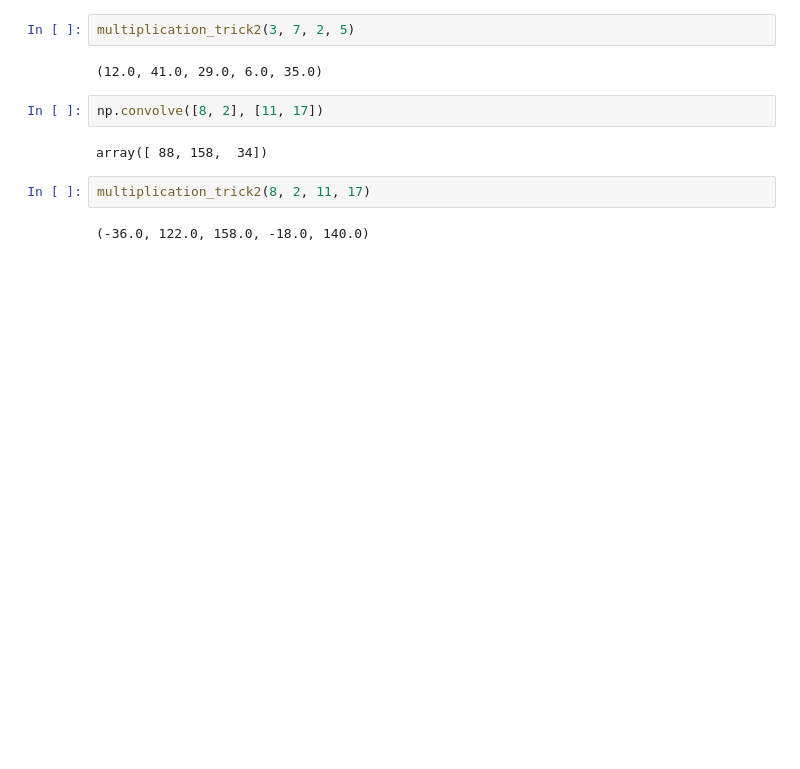
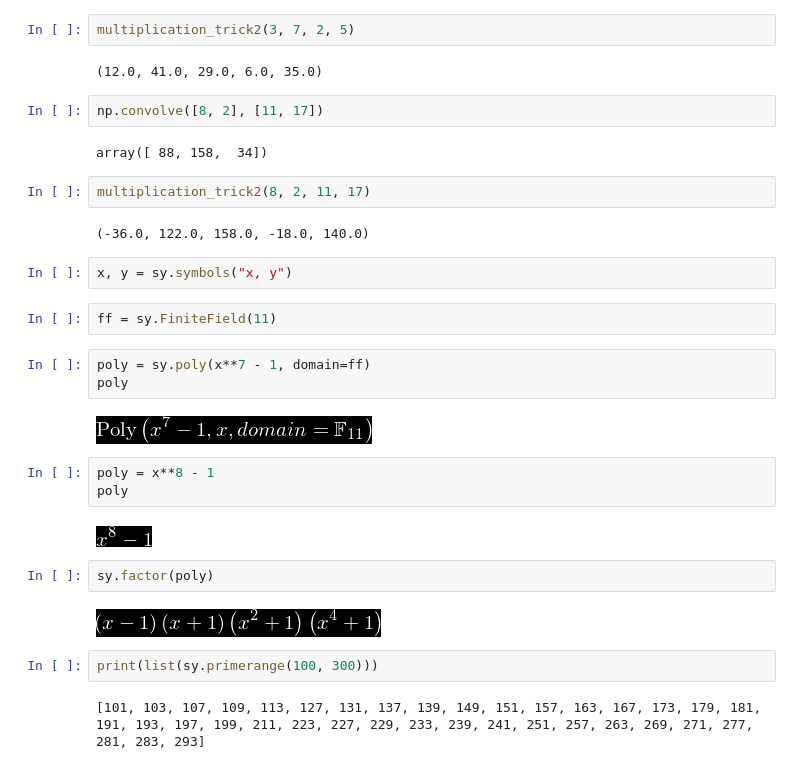
Before and after one commit to tarsioonofrio/fast-convolution-rtl, a Jupyter notebook: notebooks/complex-numbers.ipynb, the cells around one changed output. Saved outputs shown, nothing was run; the diff lists cells and outputs as text; blank space fills up the shorter version.

```diff
--- a/notebooks/complex-numbers.ipynb
+++ b/notebooks/complex-numbers.ipynb
@@ -357,3 +356,25 @@ array([ 88, 158,  34])
 multiplication_trick2(8, 2, 11, 17)
 # %% [output]
 (-36.0, 122.0, 158.0, -18.0, 140.0)
+# %%
+x, y = sy.symbols("x, y")
+# %%
+ff = sy.FiniteField(11)
+# %%
+poly = sy.poly(x**7 - 1, domain=ff)
+poly
+# %% [output]
+[figure, added]
+# %%
+poly = x**8 - 1
+poly
+# %% [output]
+[figure, added]
+# %%
+sy.factor(poly)
+# %% [output]
+[figure, added]
+# %%
+print(list(sy.primerange(100, 300)))
+# %% [output]
+[101, 103, 107, 109, 113, 127, 131, 137, 139, 149, 151, 157, 163, 167, 173, 179, 181, 191, 193, 197, 199, 211, 223, 227, 229, 233, 239, 241, 251, 257, 263, 269, 271, 277, 281, 283, 293]
```
Also changed, not shown: parts of 11 cells of this notebook, 4 other files.
